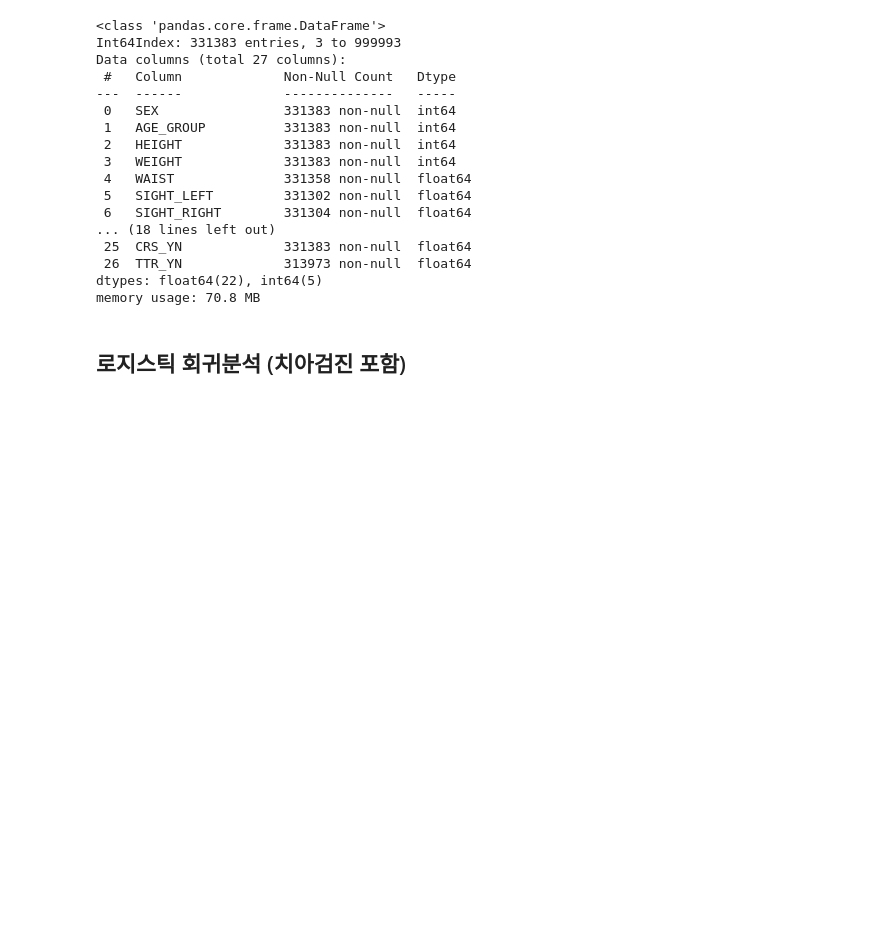
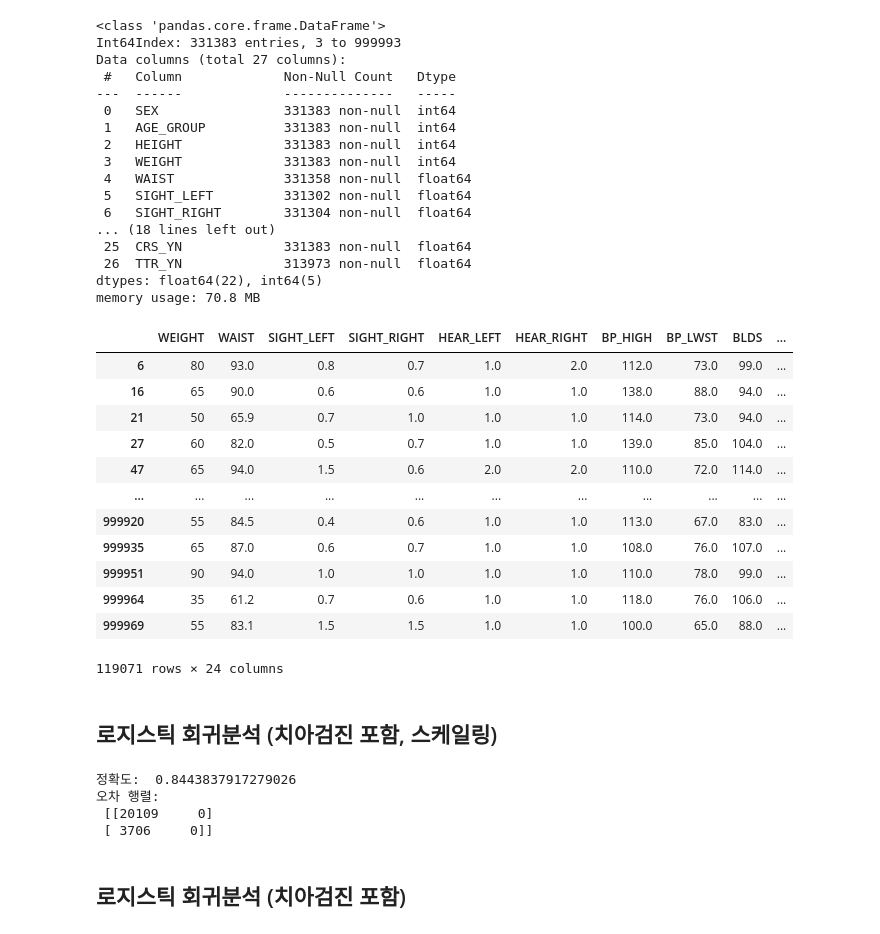
Before and after one commit to jisooyoon22/cw_data, a Jupyter notebook: 윤지수/00_Start_EDA_[윤지수]_3rd.ipynb, the cells around one changed output. Cells and saved outputs as stored; diff of their text form; code cells hidden in the pictures; blank space fills up the shorter version.

```diff
--- a/윤지수/00_Start_EDA_[윤지수]_3rd.ipynb
+++ b/윤지수/00_Start_EDA_[윤지수]_3rd.ipynb
@@ -1199,6 +1182,58 @@ memory usage: 70.8 MB
 # %%
 nh_x_crs_drop = nh_x_crs.copy()
 nh_x_crs_drop.dropna(inplace = True)
+# %%
+nh_x_crs_drop.iloc[:,6:-1]
+# %% [output]
+|  | WEIGHT | WAIST | SIGHT_LEFT | SIGHT_RIGHT | HEAR_LEFT | HEAR_RIGHT | BP_HIGH | BP_LWST | BLDS | ... |
+| 6 | 80 | 93.0 | 0.8 | 0.7 | 1.0 | 2.0 | 112.0 | 73.0 | 99.0 | ... |
+| 16 | 65 | 90.0 | 0.6 | 0.6 | 1.0 | 1.0 | 138.0 | 88.0 | 94.0 | ... |
+| 21 | 50 | 65.9 | 0.7 | 1.0 | 1.0 | 1.0 | 114.0 | 73.0 | 94.0 | ... |
+| 27 | 60 | 82.0 | 0.5 | 0.7 | 1.0 | 1.0 | 139.0 | 85.0 | 104.0 | ... |
+| 47 | 65 | 94.0 | 1.5 | 0.6 | 2.0 | 2.0 | 110.0 | 72.0 | 114.0 | ... |
+| ... | ... | ... | ... | ... | ... | ... | ... | ... | ... | ... |
+| 999920 | 55 | 84.5 | 0.4 | 0.6 | 1.0 | 1.0 | 113.0 | 67.0 | 83.0 | ... |
+| 999935 | 65 | 87.0 | 0.6 | 0.7 | 1.0 | 1.0 | 108.0 | 76.0 | 107.0 | ... |
+| 999951 | 90 | 94.0 | 1.0 | 1.0 | 1.0 | 1.0 | 110.0 | 78.0 | 99.0 | ... |
+| 999964 | 35 | 61.2 | 0.7 | 0.6 | 1.0 | 1.0 | 118.0 | 76.0 | 106.0 | ... |
+| 999969 | 55 | 83.1 | 1.5 | 1.5 | 1.0 | 1.0 | 100.0 | 65.0 | 88.0 | ... |
+119071 rows × 24 columns
+# %% [markdown]
+## 로지스틱 회귀분석 (치아검진 포함, 스케일링)
+# %%
+from sklearn.preprocessing import StandardScaler
+
+# 데이터 준비
+# X는 독립변수, y는 종속변수
+
+X = nh_x_crs_drop.iloc[:,3:-1].drop('CRS_YN', axis=1)  # 독립변수
+y = nh_x_crs_drop['CRS_YN']  # 종속변수
+
+# StandardScaler를 이용한 스케일링
+scaler = StandardScaler()
+X_scaled = scaler.fit_transform(X)
+
+# 데이터 분할 (학습 데이터와 테스트 데이터로 나누기)
+X_train, X_test, y_train, y_test = train_test_split(X_scaled, y, test_size=0.2, random_state=622)
+
+# 다중 로지스틱 회귀모델 학습
+model = LogisticRegression(multi_class='multinomial', solver='lbfgs')
+model.fit(X_train, y_train)
+
+# 테스트 데이터에 대한 예측
+y_pred = model.predict(X_test)
+
+# 예측 결과 평가
+accuracy = accuracy_score(y_test, y_pred)
+confusion_mat = confusion_matrix(y_test, y_pred)
+
+print("정확도: ", accuracy)
+print("오차 행렬:\n", confusion_mat)
+# %% [output]
+정확도:  0.8443837917279026
+오차 행렬:
+ [[20109     0]
+ [ 3706     0]]
 # %% [markdown]
 ## 로지스틱 회귀분석 (치아검진 포함)
 # %%
```
Also changed, not shown: parts of 27 cells of this notebook.
